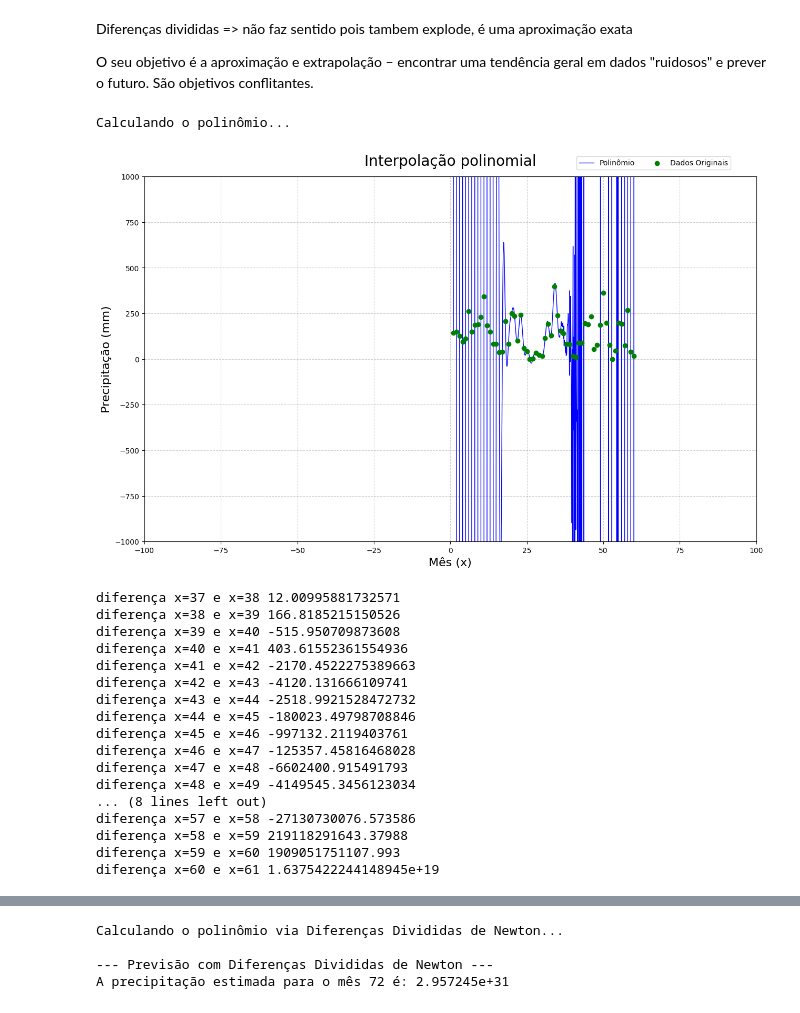
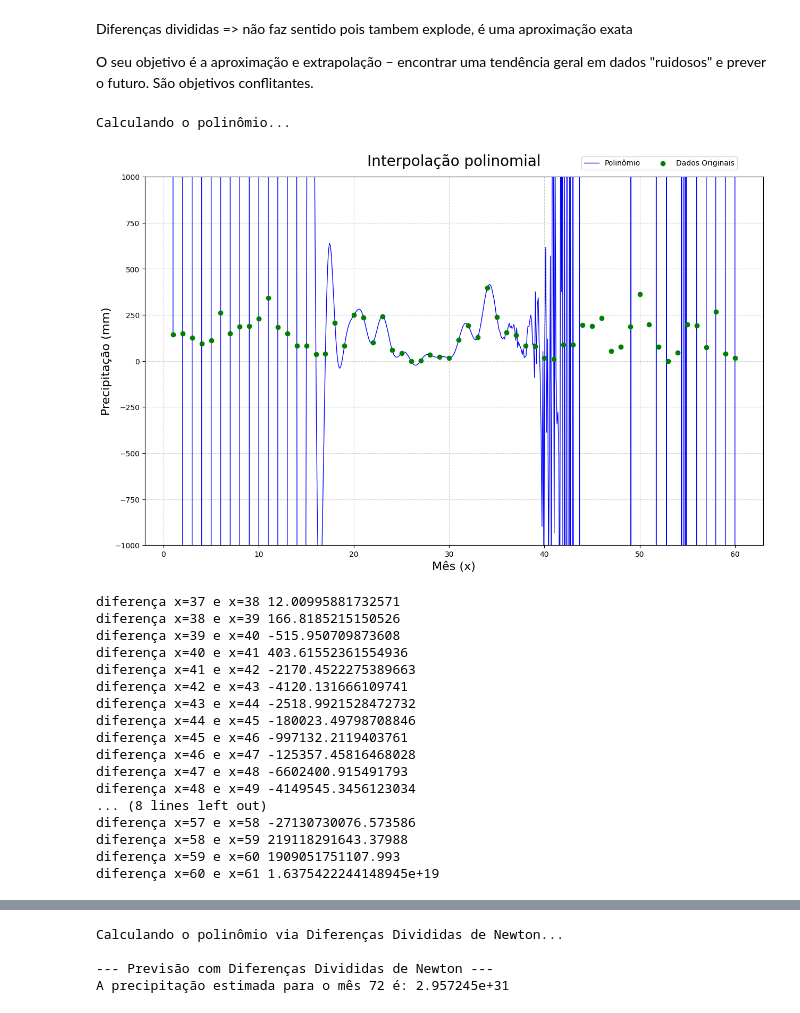
Before and after one commit to asegnibo/Calculo_Numerico, a Jupyter notebook: modelo_trigonometrico.ipynb, the cells around one changed output, grey strips where cells are left out. Cells and saved outputs as stored; diff of their text form; code cells hidden in the pictures.

```diff
--- a/modelo_trigonometrico.ipynb
+++ b/modelo_trigonometrico.ipynb
@@ -511,38 +515,38 @@ ax.set_xlabel('Mês (x)', fontsize = 16)
 ax.set_ylabel('Precipitação (mm)', fontsize = 16)
 ax.grid(True, linestyle='--', alpha=0.6)
 ax.set_ylim(-1000, 1000)
-ax.set_xlim(-100,100)
+# ax.set_xlim(-100,100)
 
 # ALTERAÇÃO 4 (A PRINCIPAL): Usamos fig.legend() para colocar a legenda fora do gráfico
 # Primeiro, pegamos os "handles" e "labels" do nosso gráfico 'ax'
 handles, labels = ax.get_legend_handles_labels()
 
 # Agora, criamos a legenda para a FIGURA, posicionando-a no topo
 # bbox_to_anchor=(x, y) com y próximo a 1 coloca a legenda no topo.
 # ncol=2 deixa a legenda na horizontal.
 fig.legend(
     handles,
     labels,
     loc='upper center',          # Ancora a legenda pelo seu topo e centro
     bbox_to_anchor=(0.77, 0.93),  # Posiciona no meio horizontal (0.5) e no topo (0.95) da figura
     ncol=2,                      # Número de colunas da legenda
     fontsize=10
 )
 
 # Para posicionar à direita do título, você poderia usar:
 # fig.legend(handles, labels, loc='upper right', bbox_to_anchor=(0.9, 0.95), fontsize=12)
 
 # Para posicionar à esquerda do título:
 # fig.legend(handles, labels, loc='upper left', bbox_to_anchor=(0.1, 0.95), fontsize=12)
 
 
 plt.show()
 
 for i in range(37,61):
     print(f'diferença x={i} e x={i+1} {avaliar_polinomio(coeficientes_newton, x_dados, i+1)-avaliar_polinomio(coeficientes_newton, x_dados, i)}')
 # %% [output]
 Calculando o polinômio...
-[figure, old version]
+[figure, new version]
 diferença x=37 e x=38 12.00995881732571
 diferença x=38 e x=39 166.8185215150526
 diferença x=39 e x=40 -515.950709873608
```
Also changed, not shown: parts of 4 cells of this notebook.
